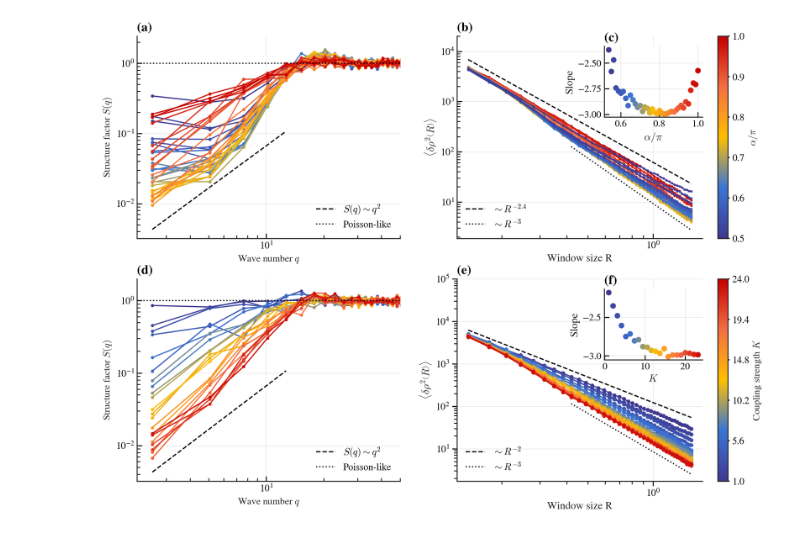
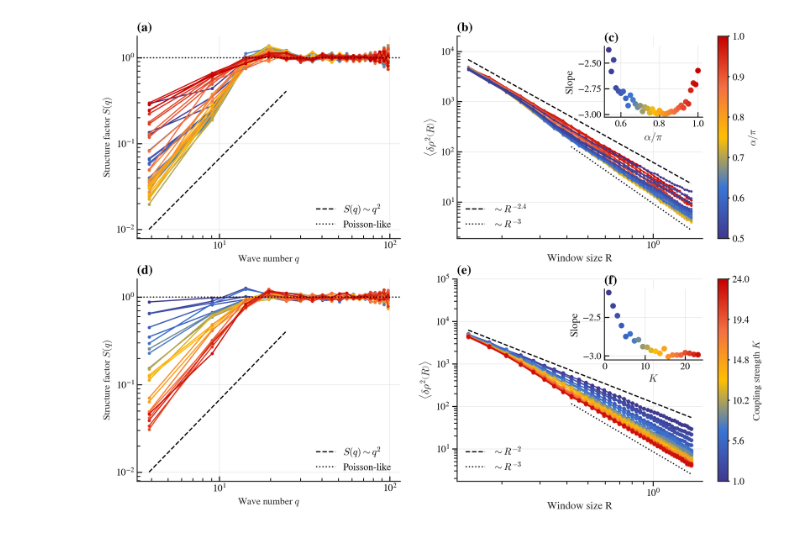
Before and after one commit to Than-Mark/Swarmalators-Experiment-Mobile, a Jupyter notebook: PJT_Lattice_Hyperuniformity/plotFigs.ipynb, the cells around one changed output. Saved outputs shown, nothing was run; the diff lists cells and outputs as text; code cells hidden in the pictures.

```diff
--- a/PJT_Lattice_Hyperuniformity/plotFigs.ipynb
+++ b/PJT_Lattice_Hyperuniformity/plotFigs.ipynb
@@ -104,7 +104,7 @@ for params, (qs, Sqs) in mean_Sqs_dict.items():
 
     qs, Sqs = np.array(qs), np.array(Sqs)
 
-    q_bins = np.linspace(qs.min(), qs.max(), 40)
+    q_bins = np.linspace(qs.min(), qs.max(), 20)
     Sqs_binned = np.zeros((len(q_bins)-1, 2))
     for i in range(len(q_bins)-1):
         mask = (qs >= q_bins[i]) & (qs < q_bins[i+1])
@@ -134,7 +134,7 @@ ax.grid()
 ax.tick_params(which='both', direction="in")
 ax.spines['top'].set_visible(False)
 ax.spines['right'].set_visible(False)
-ax.set_xlim(None, 50)
+# ax.set_xlim(None, 50)
 
 # =========================================================================
 ax: plt.Axes = axs[0, 1]
@@ -213,7 +213,7 @@ for params, (qs, Sqs) in mean_Sqs_dict.items():
 
     qs, Sqs = np.array(qs), np.array(Sqs)
 
-    q_bins = np.linspace(qs.min(), qs.max(), 40)
+    q_bins = np.linspace(qs.min(), qs.max(), 20)
     Sqs_binned = np.zeros((len(q_bins)-1, 2))
     for i in range(len(q_bins)-1):
         mask = (qs >= q_bins[i]) & (qs < q_bins[i+1])
@@ -243,7 +243,7 @@ ax.grid()
 ax.tick_params(which='both', direction="in")
 ax.spines['top'].set_visible(False)
 ax.spines['right'].set_visible(False)
-ax.set_xlim(None, 50)
+# ax.set_xlim(None, 50)
 
 # =========================================================================
 ax: plt.Axes = axs[1, 1]
@@ -277,31 +277,31 @@ for params, (l_values, variance_rho) in mean_variance_rho_dict.items():
     slope = LinearRegression().fit(logLValues, logVarianceValues).coef_[0][0]
     insertAx.scatter(strengthK, slope, color=color)
 
 power_law = 2
 ax.loglog(l_values, rho_0 / (l_values**power_law) * 1.2, '--', color="black",
           label=r'$\sim R^{' + str(-power_law) + '}$')
 sub_l_values = l_values[(0.2 < l_values) & (l_values < 0.35)]
 
 power_law = 3
 sub_l_values = l_values[l_values >= 0.4]
 ax.loglog(sub_l_values, rho_0 / (sub_l_values**power_law) / 12, ':', color="black",
           label=r'$\sim R^{' + str(-power_law) + '}$')
 
 ax.set_xlabel('Window size R')
 ax.set_ylabel(r'$\langle \delta \rho ^2\left( R \right) \rangle$')
 ax.grid(True)
 ax.spines['top'].set_visible(False)
 ax.spines['right'].set_visible(False)
 ax.legend(frameon=False, loc="lower left")
 ax.set_ylim(None, 100000)
 
 norm = plt.Normalize(1, 24)
 sm = ScalarMappable(cmap=cmap, norm=norm)
 sm.set_array([])
 cbar1 = plt.colorbar(sm, ax=ax, ticks=np.linspace(1, 24, 6))
 cbar1.set_label(r'Coupling strength $K$', fontsize=12)
 cbar1.ax.tick_params(length=2, direction="out", color="k", width=1.5)
 
 plt.savefig(f"{LOCAL_FIG_PATH}/Sq_and_variance_rho.pdf", bbox_inches='tight')
 # %% [output]
-[figure, old version]
+[figure, new version]
```
Also changed, not shown: parts of 2 cells of this notebook, 2 other files.
